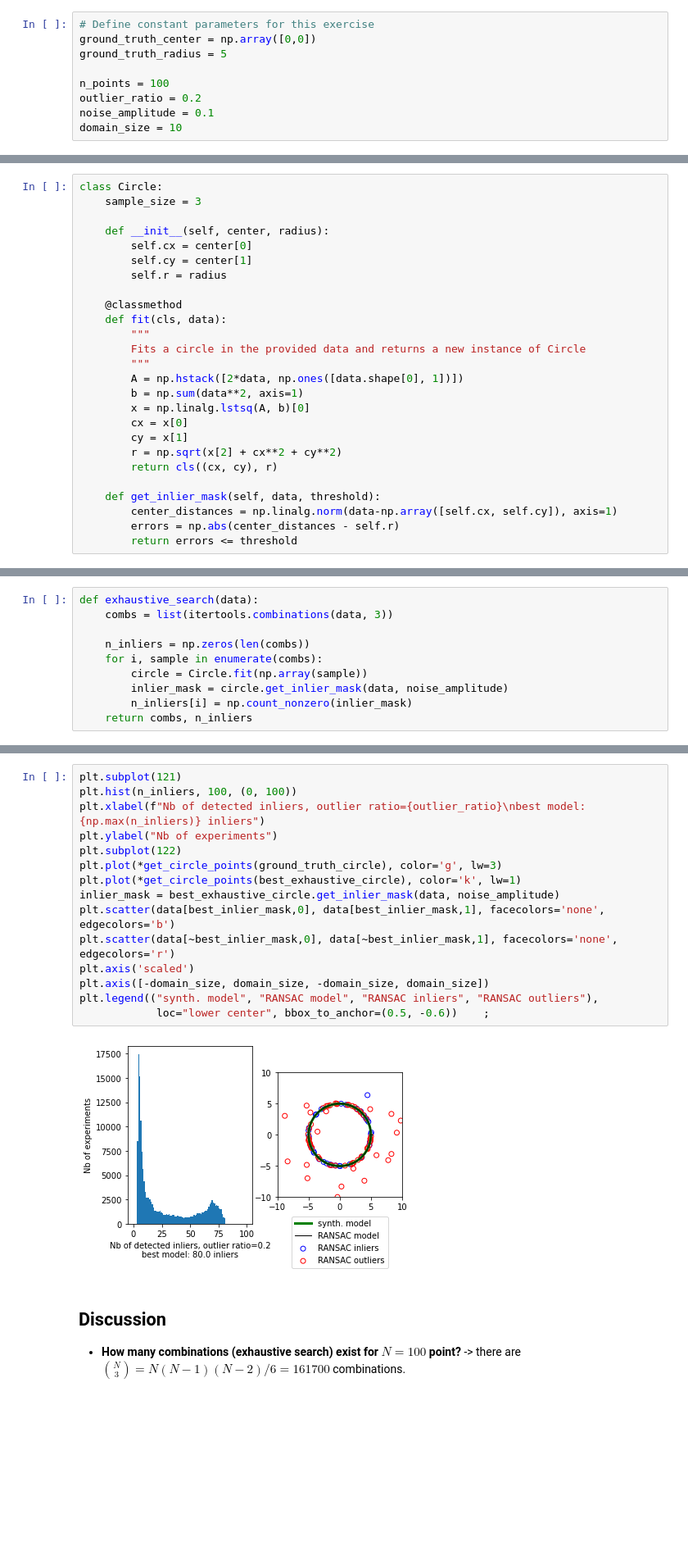
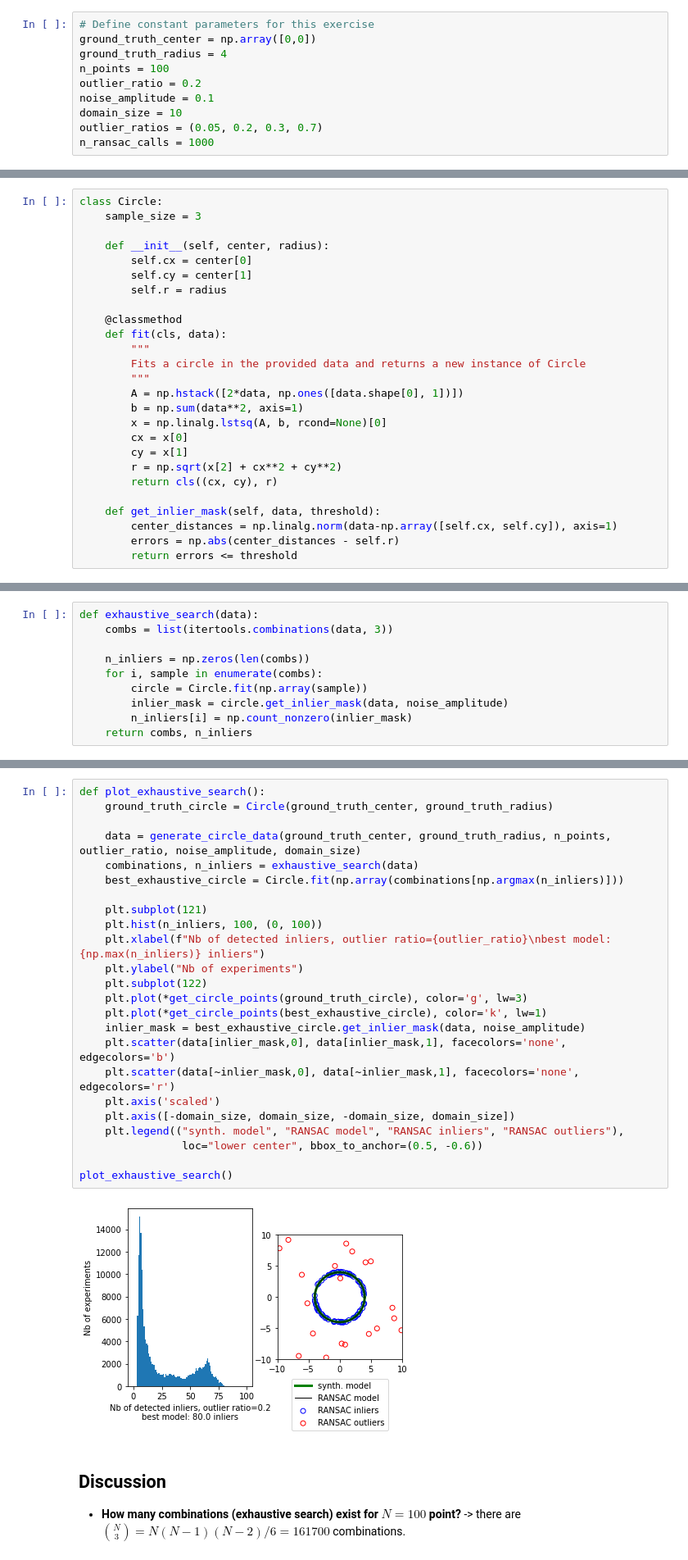
Before and after one commit to voigta/MathFoundFS21, a Jupyter notebook: exercise1.ipynb, the cells around one changed output, grey strips where cells are left out. Shown at 82% size. Drawn from its saved outputs; the diff is of its cells as text; blank space fills up the shorter version.

```diff
--- a/exercise1.ipynb
+++ b/exercise1.ipynb
@@ -19,12 +19,13 @@ np.random.seed(42) # Make results reproducable for hand-in
 # %%
 # Define constant parameters for this exercise
 ground_truth_center = np.array([0,0])
-ground_truth_radius = 5
-
+ground_truth_radius = 4
 n_points = 100
 outlier_ratio = 0.2
 noise_amplitude = 0.1
 domain_size = 10
+outlier_ratios = (0.05, 0.2, 0.3, 0.7)
+n_ransac_calls = 1000
 # %%
 def generate_circle_data(center, radius, n_points, outlier_ratio, noise_amplitude, domain_size):
     n_inliers = int(n_points * (1-outlier_ratio))
@@ -106,7 +118,7 @@ class Circle:
         """
         A = np.hstack([2*data, np.ones([data.shape[0], 1])])
         b = np.sum(data**2, axis=1)
-        x = np.linalg.lstsq(A, b)[0]
+        x = np.linalg.lstsq(A, b, rcond=None)[0]
         cx = x[0]
         cy = x[1]
         r = np.sqrt(x[2] + cx**2 + cy**2)
@@ -251,20 +261,29 @@ To use the future default and silence this warning we advise to pass `rcond=None
 # %%
-plt.subplot(121)
-plt.hist(n_inliers, 100, (0, 100))
-plt.xlabel(f"Nb of detected inliers, outlier ratio={outlier_ratio}\nbest model: {np.max(n_inliers)} inliers")
-plt.ylabel("Nb of experiments")
-plt.subplot(122)
-plt.plot(*get_circle_points(ground_truth_circle), color='g', lw=3)
-plt.plot(*get_circle_points(best_exhaustive_circle), color='k', lw=1)
-inlier_mask = best_exhaustive_circle.get_inlier_mask(data, noise_amplitude)
-plt.scatter(data[best_inlier_mask,0], data[best_inlier_mask,1], facecolors='none', edgecolors='b')
-plt.scatter(data[~best_inlier_mask,0], data[~best_inlier_mask,1], facecolors='none', edgecolors='r')
-plt.axis('scaled')
-plt.axis([-domain_size, domain_size, -domain_size, domain_size])
-plt.legend(("synth. model", "RANSAC model", "RANSAC inliers", "RANSAC outliers"),
-            loc="lower center", bbox_to_anchor=(0.5, -0.6))    ;
+def plot_exhaustive_search():
+    ground_truth_circle = Circle(ground_truth_center, ground_truth_radius)
+
+    data = generate_circle_data(ground_truth_center, ground_truth_radius, n_points, outlier_ratio, noise_amplitude, domain_size)
+    combinations, n_inliers = exhaustive_search(data)
+    best_exhaustive_circle = Circle.fit(np.array(combinations[np.argmax(n_inliers)]))
+
+    plt.subplot(121)
+    plt.hist(n_inliers, 100, (0, 100))
+    plt.xlabel(f"Nb of detected inliers, outlier ratio={outlier_ratio}\nbest model: {np.max(n_inliers)} inliers")
+    plt.ylabel("Nb of experiments")
+    plt.subplot(122)
+    plt.plot(*get_circle_points(ground_truth_circle), color='g', lw=3)
+    plt.plot(*get_circle_points(best_exhaustive_circle), color='k', lw=1)
+    inlier_mask = best_exhaustive_circle.get_inlier_mask(data, noise_amplitude)
+    plt.scatter(data[inlier_mask,0], data[inlier_mask,1], facecolors='none', edgecolors='b')
+    plt.scatter(data[~inlier_mask,0], data[~inlier_mask,1], facecolors='none', edgecolors='r')
+    plt.axis('scaled')
+    plt.axis([-domain_size, domain_size, -domain_size, domain_size])
+    plt.legend(("synth. model", "RANSAC model", "RANSAC inliers", "RANSAC outliers"),
+                loc="lower center", bbox_to_anchor=(0.5, -0.6))
+
+plot_exhaustive_search()
 # %% [output]
-[figure, old version]
+[figure, new version]
 # %% [markdown]
 ## Discussion
 * **How many combinations (exhaustive search) exist for $N=100$ point?** -> there are $\binom{N}{3} = N(N-1)(N-2)/6 = 161700$ combinations.
```
Also changed, not shown: parts of 17 cells of this notebook.
